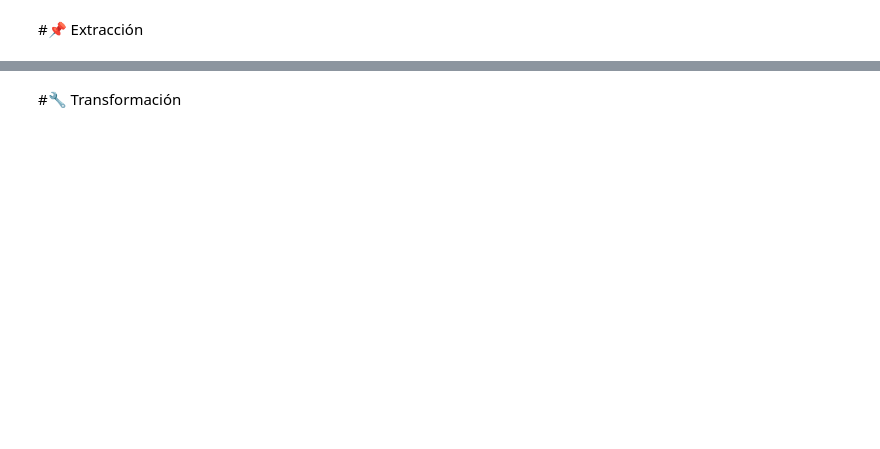
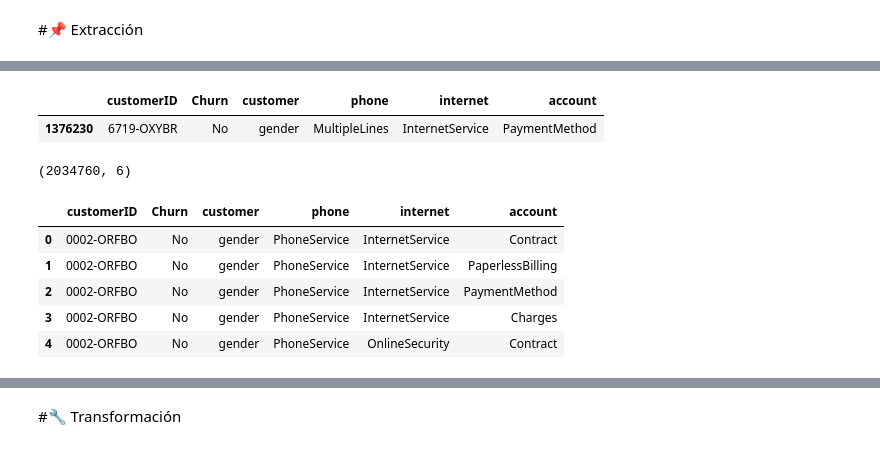
Before and after one commit to cgasdic/TELECOMX_LATAM, a Jupyter notebook: TelecomX_LATAM.ipynb, the cells around one changed output, grey strips where cells are left out. Drawn from its saved outputs; the diff is of its cells as text; code cells hidden in the pictures; blank space fills up the shorter version.

```diff
--- a/TelecomX_LATAM.ipynb
+++ b/TelecomX_LATAM.ipynb
@@ -4,0 +75,19 @@
+# %%
+datos.sample()
+# %% [output]
+|  | customerID | Churn | customer | phone | internet | account |
+| 1376230 | 6719-OXYBR | No | gender | MultipleLines | InternetService | PaymentMethod |
+# %%
+datos.shape
+# %% [output]
+(2034760, 6)
+# %%
+datos.reset_index(drop=True, inplace=True)
+datos.head()
+# %% [output]
+|  | customerID | Churn | customer | phone | internet | account |
+| 0 | 0002-ORFBO | No | gender | PhoneService | InternetService | Contract |
+| 1 | 0002-ORFBO | No | gender | PhoneService | InternetService | PaperlessBilling |
+| 2 | 0002-ORFBO | No | gender | PhoneService | InternetService | PaymentMethod |
+| 3 | 0002-ORFBO | No | gender | PhoneService | InternetService | Charges |
+| 4 | 0002-ORFBO | No | gender | PhoneService | OnlineSecurity | Contract |
```
Also changed, not shown: parts of 11 cells of this notebook.
